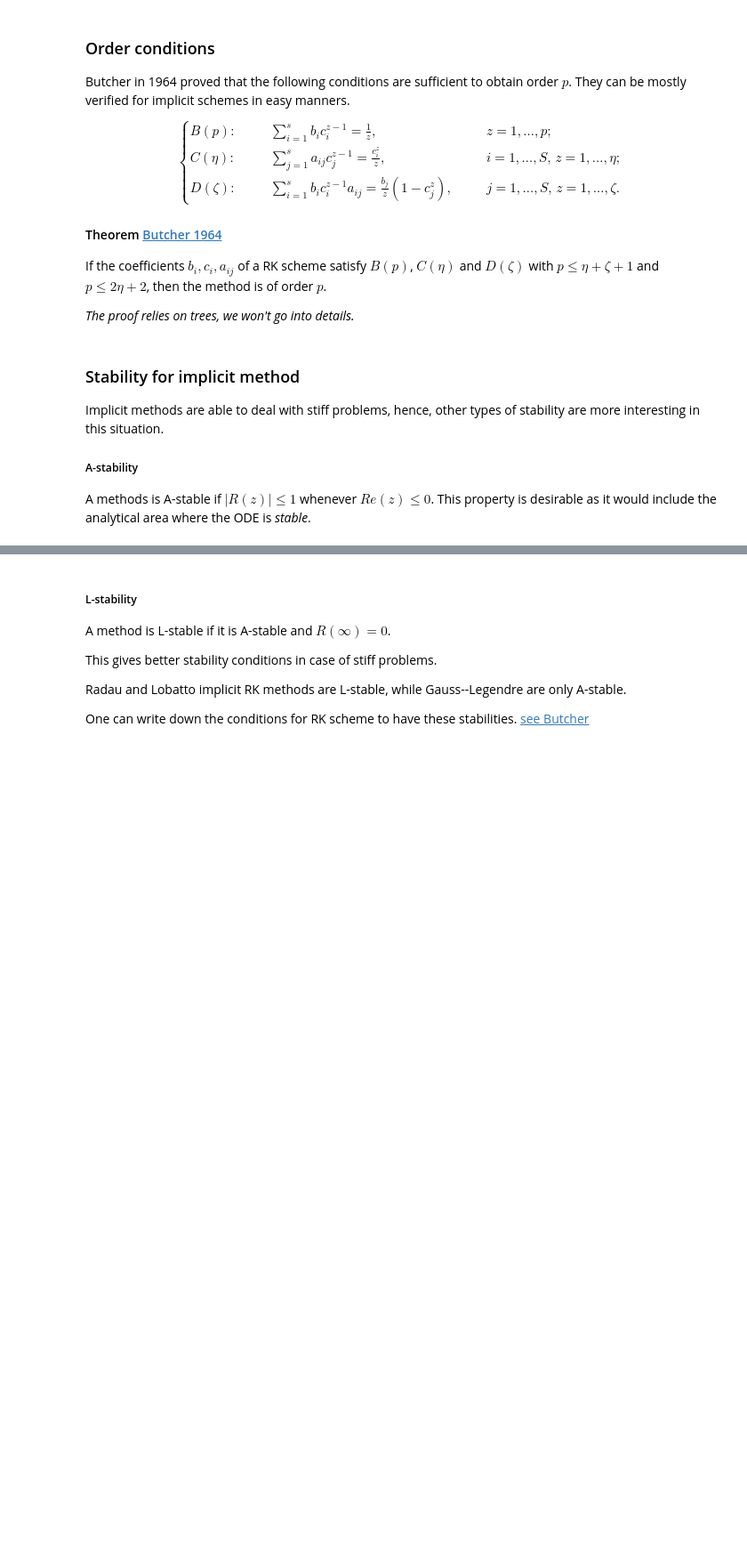
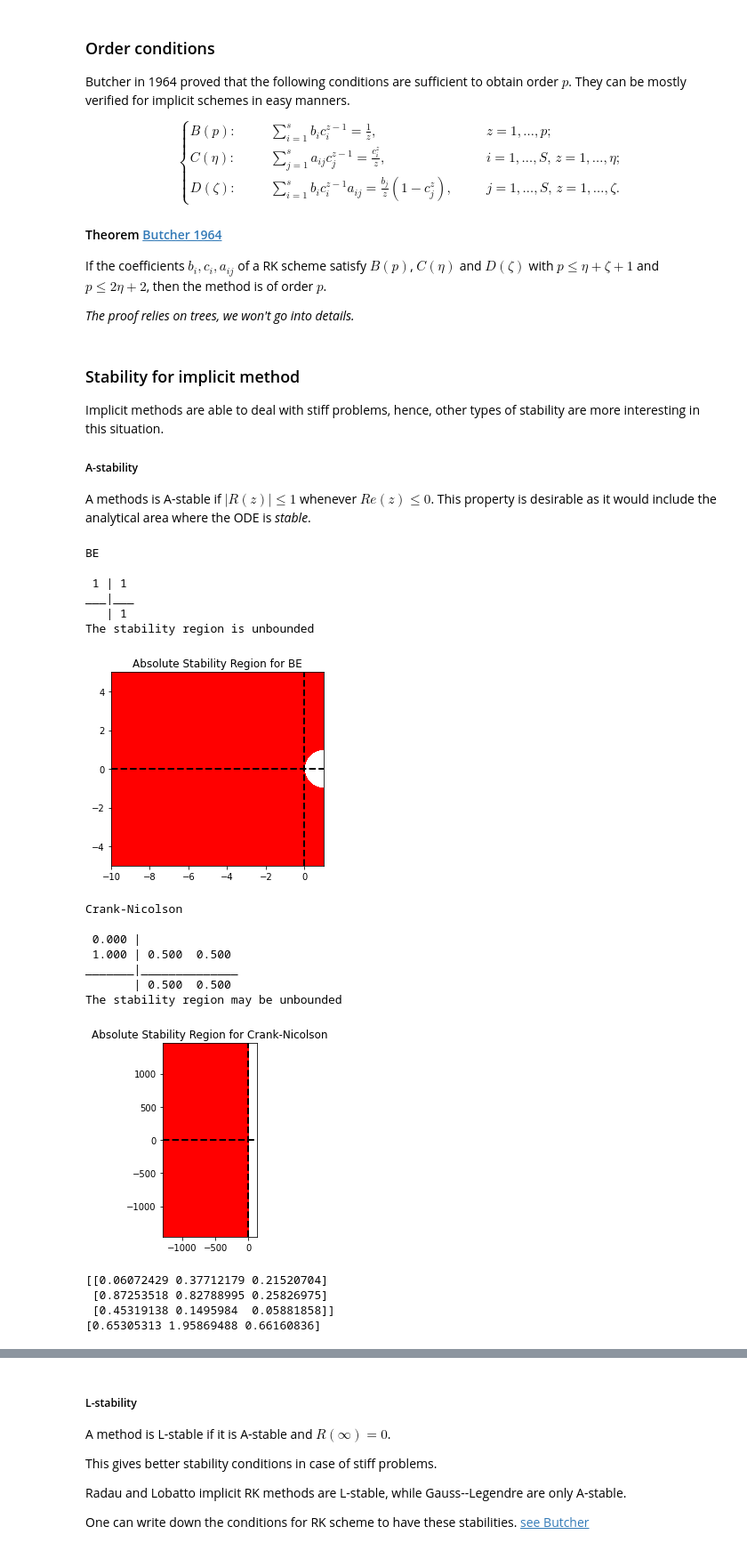
Before and after one commit to accdavlo/HighOrderODESolvers, a Jupyter notebook: solutions/Chapter 3 Classical High Order Methods.ipynb, the cells around one changed output, grey strips where cells are left out. Shown: that part at 89% size. Cells and saved outputs as stored; diff of their text form; code cells hidden in the pictures; blank space fills up the shorter version.

```diff
--- a/solutions/Chapter 3 Classical High Order Methods.ipynb
+++ b/solutions/Chapter 3 Classical High Order Methods.ipynb
@@ -515,0 +558,44 @@ This property is desirable as it would include the analytical area where the ODE
+# %%
+# examples of A-stable schemes that are not so nice
+A=np.array([[1]])
+b=np.array([1])
+BE = rk.RungeKuttaMethod(A,b)
+BE.name = "BE"
+print(BE)
+
+BE.plot_stability_region()
+plt.show()
+
+A=np.array([[0,0],[1/2,1/2]])
+b=np.array([1/2,1/2])
+CN = rk.RungeKuttaMethod(A,b)
+CN.name = "Crank-Nicolson"
+print(CN)
+
+CN.plot_stability_region()
+plt.show()
+# %% [output]
+BE
+
+ 1 | 1
+___|___
+   | 1
+The stability region is unbounded
+[figure, added]
+Crank-Nicolson
+
+ 0.000 |
+ 1.000 | 0.500  0.500
+_______|______________
+       | 0.500  0.500
+The stability region may be unbounded
+[figure, added]
+# %%
+A=np.random.rand(3,3)
+print(A)
+print(np.sum(A,axis=1))
+# %% [output]
+[[0.06072429 0.37712179 0.21520704]
+ [0.87253518 0.82788995 0.25826975]
+ [0.45319138 0.1495984  0.05881858]]
+[0.65305313 1.95869488 0.66160836]
```
Also changed, not shown: parts of 5 cells of this notebook, 2 other files.
